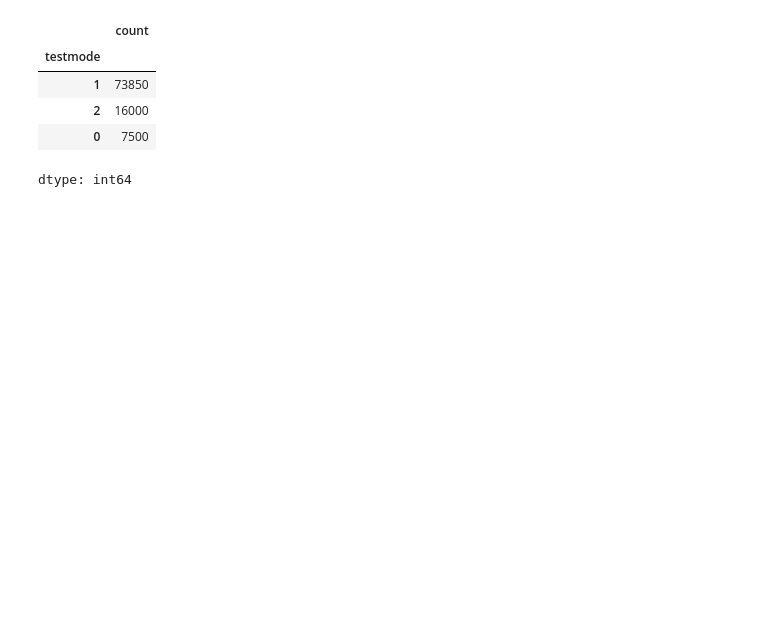
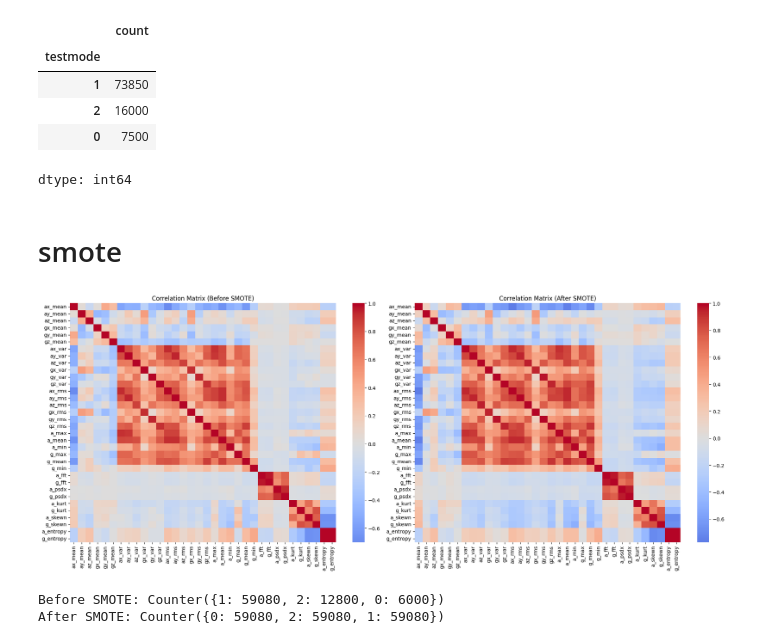
Before and after one commit to Renee0330/bob_study_allFiles, a Jupyter notebook: untitled1.ipynb, the cells around one changed output. Drawn from its saved outputs; the diff is of its cells as text; code cells hidden in the pictures; blank space fills up the shorter version.

```diff
--- a/untitled1.ipynb
+++ b/untitled1.ipynb
@@ -206,3 +250,40 @@ ttswing["testmode"].value_counts()
 | 2 | 16000 |
 | 0 | 7500 |
 dtype: int64
+# %% [markdown]
+# smote
+# %%
+from imblearn.over_sampling import SMOTE
+from sklearn.model_selection import train_test_split
+
+# 划分训练测试集
+X_train, X_test, y_train, y_test = train_test_split(X, y, stratify=y, test_size=0.2, random_state=42)
+
+# 应用 SMOTE
+smote = SMOTE(random_state=42)
+X_train_resampled, y_train_resampled = smote.fit_resample(X_train, y_train)
+
+# 计算相关性矩阵
+corr_before = X_train.corr()
+corr_after = pd.DataFrame(X_train_resampled, columns=X_train.columns).corr()
+
+# 绘图
+fig, axes = plt.subplots(1, 2, figsize=(20, 8))
+sns.heatmap(corr_before, ax=axes[0], cmap='coolwarm', center=0)
+axes[0].set_title("Correlation Matrix (Before SMOTE)")
+sns.heatmap(corr_after, ax=axes[1], cmap='coolwarm', center=0)
+axes[1].set_title("Correlation Matrix (After SMOTE)")
+plt.tight_layout()
+save_fig("Correlation Matrix (Before SMOTE and After SMOTE)")
+plt.show()
+# %% [output]
+[figure, added]
+# %%
+from collections import Counter
+# SMOTE 前
+print("Before SMOTE:", Counter(y_train))
+# SMOTE 后
+print("After SMOTE:", Counter(y_train_resampled))
+# %% [output]
+Before SMOTE: Counter({1: 59080, 2: 12800, 0: 6000})
+After SMOTE: Counter({0: 59080, 2: 59080, 1: 59080})
```
Also changed, not shown: parts of 4 cells of this notebook.
